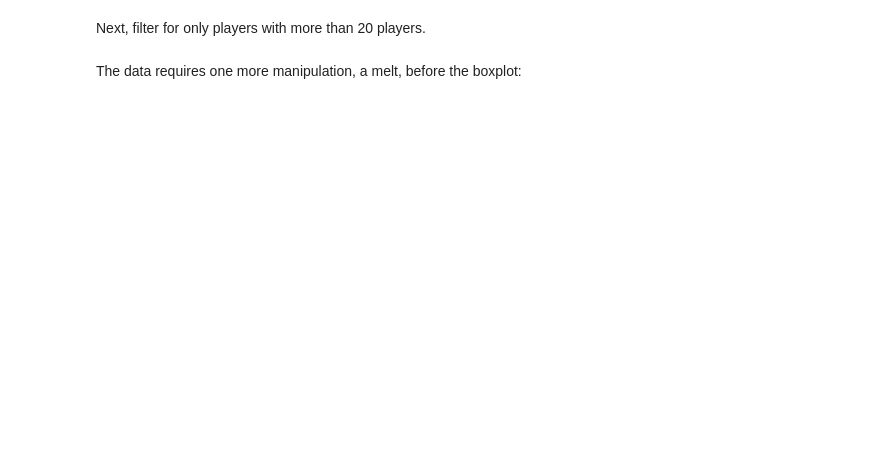
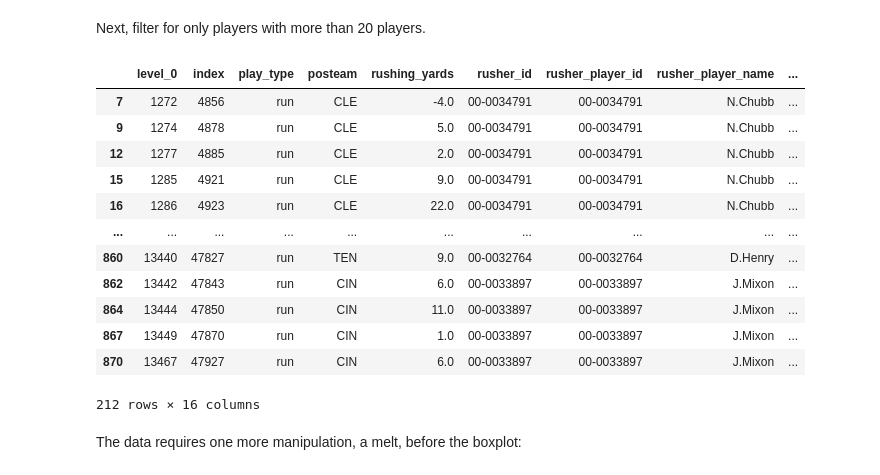
Before and after one commit to SirTee12/DataCamp-Code-Along-Projects, a Jupyter notebook: SuperBowl Analysis/SuperBowl_Analysis.ipynb, the cells around one changed output. Drawn from its saved outputs; the diff is of its cells as text; code cells hidden in the pictures; blank space fills up the shorter version.

```diff
--- a/SuperBowl Analysis/SuperBowl_Analysis.ipynb
+++ b/SuperBowl Analysis/SuperBowl_Analysis.ipynb
@@ -408,3 +421,19 @@ Next, filter for only players with more than 20 players.
+# %%
+pbp_ryoe_sb_20
+# %% [output]
+|  | level_0 | index | play_type | posteam | rushing_yards | rusher_id | rusher_player_id | rusher_player_name | ... |
+| 7 | 1272 | 4856 | run | CLE | -4.0 | 00-0034791 | 00-0034791 | N.Chubb | ... |
+| 9 | 1274 | 4878 | run | CLE | 5.0 | 00-0034791 | 00-0034791 | N.Chubb | ... |
+| 12 | 1277 | 4885 | run | CLE | 2.0 | 00-0034791 | 00-0034791 | N.Chubb | ... |
+| 15 | 1285 | 4921 | run | CLE | 9.0 | 00-0034791 | 00-0034791 | N.Chubb | ... |
+| 16 | 1286 | 4923 | run | CLE | 22.0 | 00-0034791 | 00-0034791 | N.Chubb | ... |
+| ... | ... | ... | ... | ... | ... | ... | ... | ... | ... |
+| 860 | 13440 | 47827 | run | TEN | 9.0 | 00-0032764 | 00-0032764 | D.Henry | ... |
+| 862 | 13442 | 47843 | run | CIN | 6.0 | 00-0033897 | 00-0033897 | J.Mixon | ... |
+| 864 | 13444 | 47850 | run | CIN | 11.0 | 00-0033897 | 00-0033897 | J.Mixon | ... |
+| 867 | 13449 | 47870 | run | CIN | 1.0 | 00-0033897 | 00-0033897 | J.Mixon | ... |
+| 870 | 13467 | 47927 | run | CIN | 6.0 | 00-0033897 | 00-0033897 | J.Mixon | ... |
+212 rows × 16 columns
 # %% [markdown]
 The data requires one more manipulation, a melt, before the boxplot:
 # %%
```
Also changed, not shown: parts of 6 cells of this notebook.
